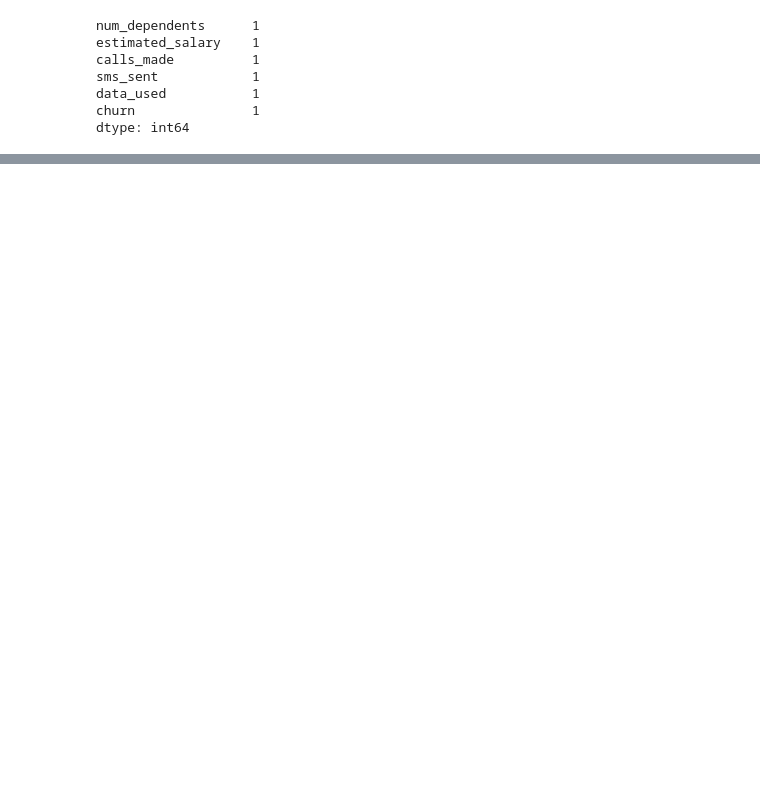
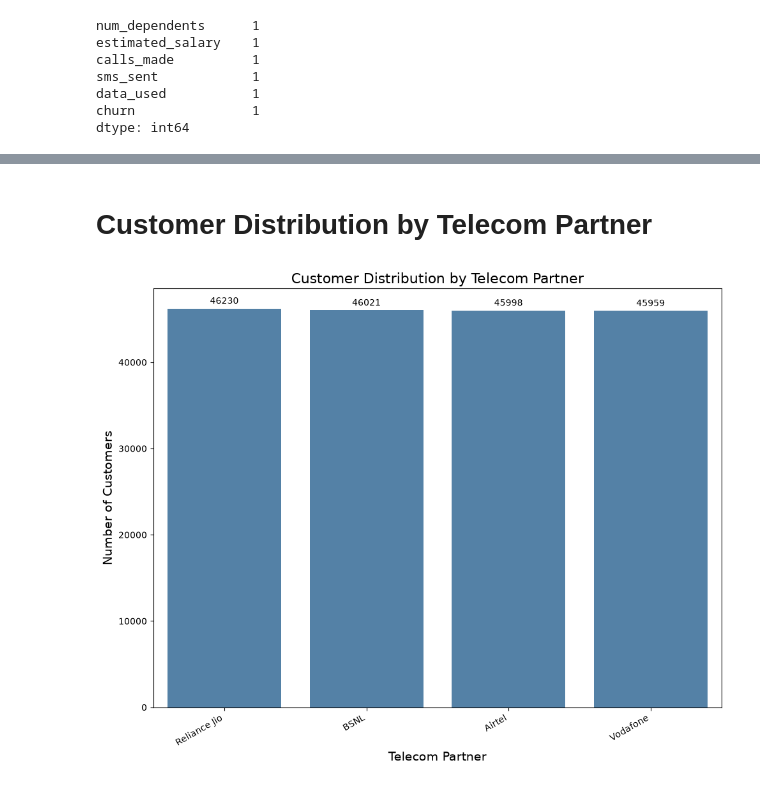
Before and after one commit to harshaslekar5968-crypto/Telecom-Churn_Rate_ML, a Jupyter notebook: Telecom_Churn_Rate_Prediction.ipynb, the cells around one changed output, grey strips where cells are left out. Cells and saved outputs as stored; diff of their text form; code cells hidden in the pictures; blank space fills up the shorter version.

```diff
--- a/Telecom_Churn_Rate_Prediction.ipynb
+++ b/Telecom_Churn_Rate_Prediction.ipynb
@@ -112,0 +226,21 @@ dtype: int64
+# %% [markdown]
+# Customer Distribution by Telecom Partner
+# %%
+partner_counts = df["telecom_partner"].value_counts()
+
+plt.figure(figsize=(10, 8))
+ax = sns.barplot(
+    x=partner_counts.index,
+    y=partner_counts.values,
+    color="steelblue"
+)
+
+ax.bar_label(ax.containers[0], fmt="%.0f", padding=3)
+ax.set_title("Customer Distribution by Telecom Partner",fontsize=16)
+ax.set_xlabel("Telecom Partner",fontsize=14)
+ax.set_ylabel("Number of Customers",fontsize=14)
+plt.xticks(rotation=30, ha="right")
+plt.tight_layout()
+plt.show()
+# %% [output]
+[figure, added]
```
Also changed, not shown: parts of 24 cells of this notebook.
